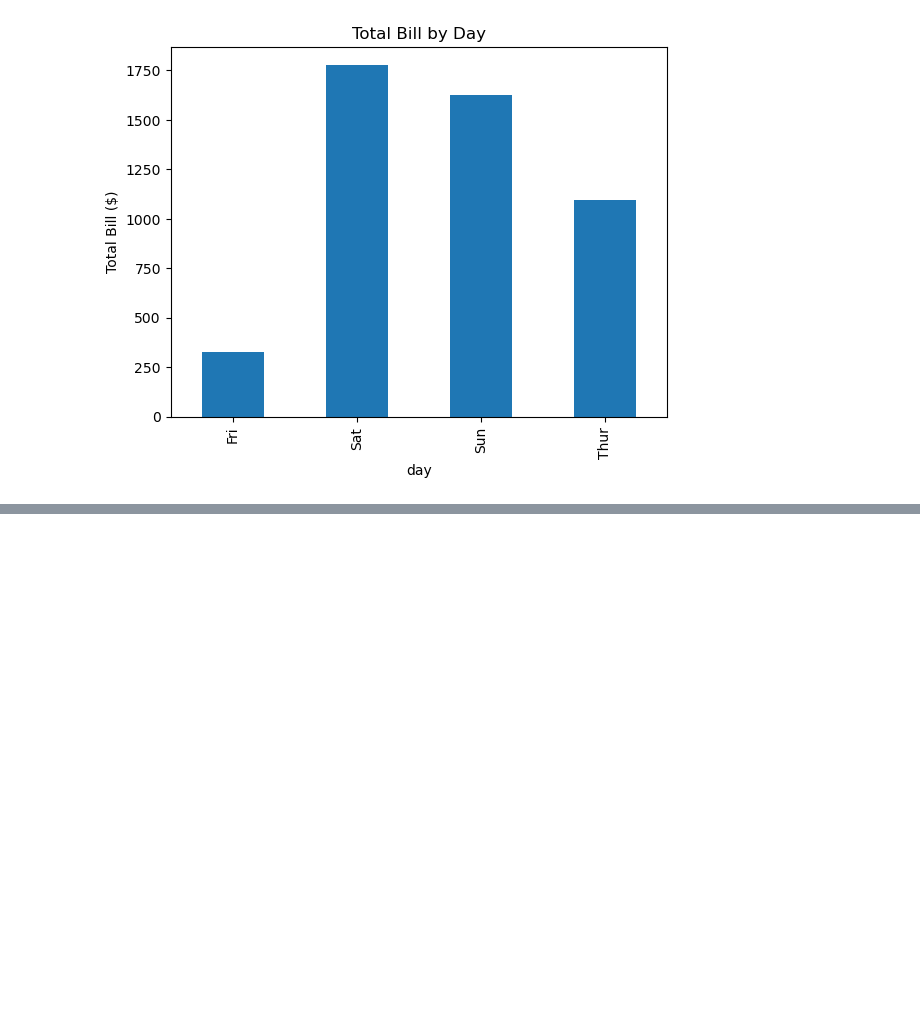
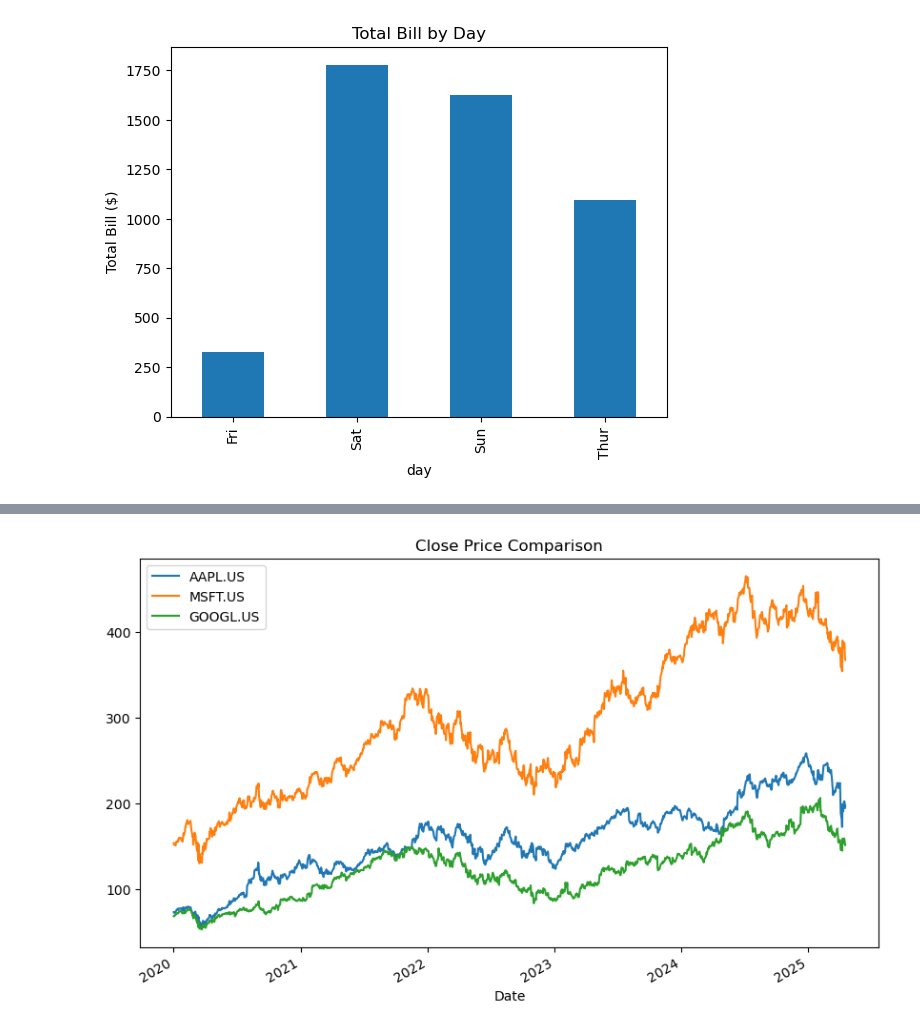
Before and after one commit to tomuhima/genai-lessons, a Jupyter notebook: lesson04.ipynb, the cells around one changed output, grey strips where cells are left out. Drawn from its saved outputs; the diff is of its cells as text; code cells hidden in the pictures; blank space fills up the shorter version.

```diff
--- a/lesson04.ipynb
+++ b/lesson04.ipynb
@@ -42,0 +96,14 @@ max     50.810000   10.000000    6.000000
+# %%
+symbols = ["AAPL.US", "MSFT.US", "GOOGL.US"]
+dfs = {
+    sym: pd.read_csv(
+        f"https://stooq.com/q/d/l/?s={sym}&d1=20200101&d2=20250420&i=d",
+        parse_dates=["Date"], index_col="Date"
+    )["Close"]
+    for sym in symbols
+}
+pd.DataFrame(dfs).plot(figsize=(10,6))
+plt.title("Close Price Comparison")
+plt.show()
+# %% [output]
+[figure, added]
```
Also changed, not shown: parts of 1 cell of this notebook.
